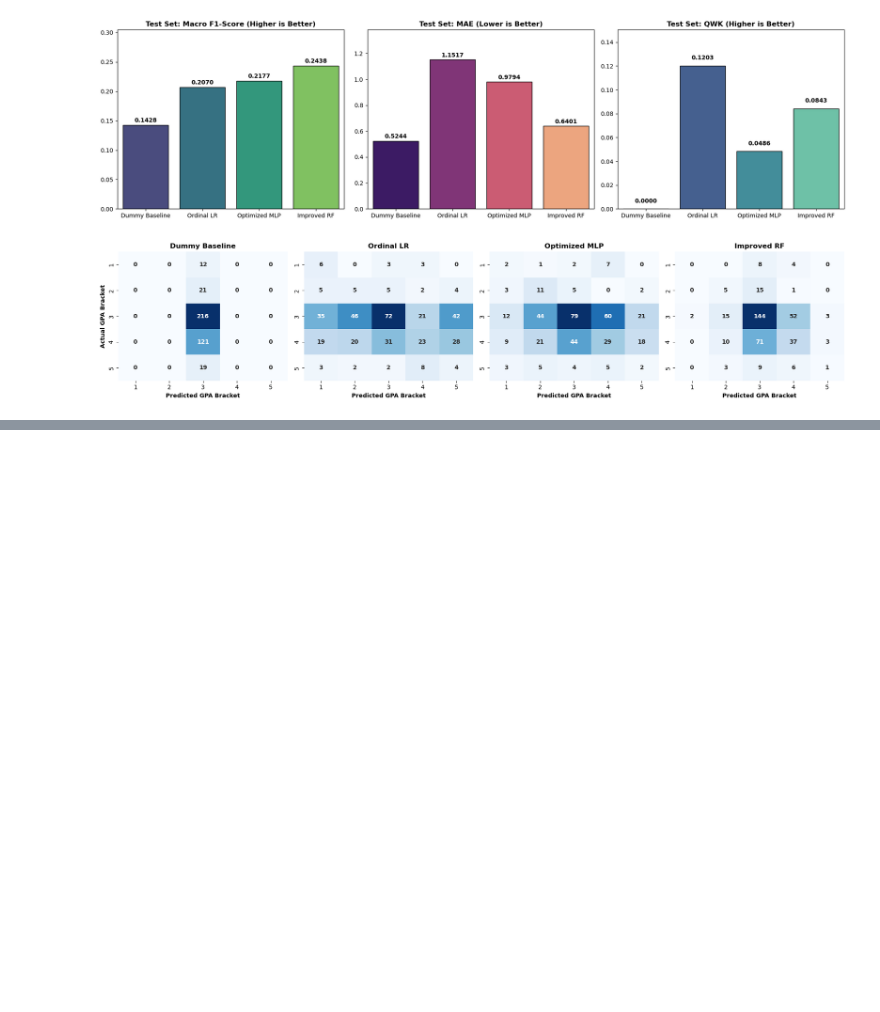
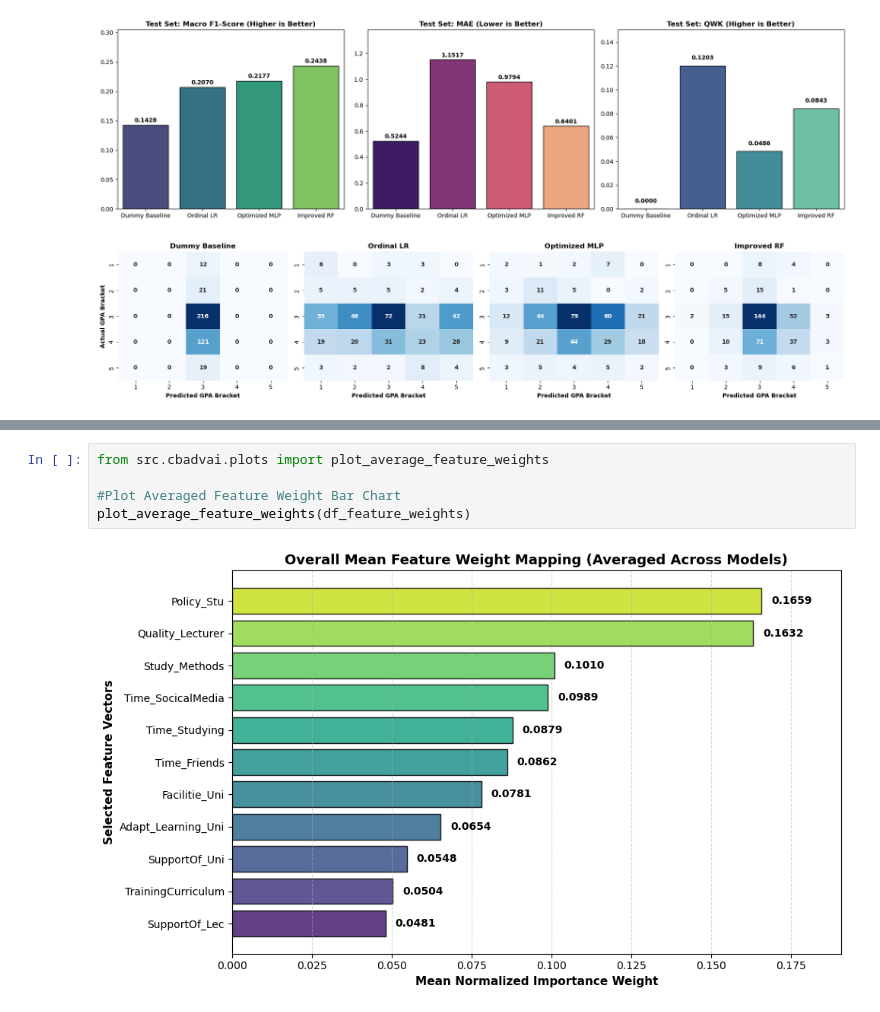
Before and after one commit to axlndy/cbsweg2-cbadvai-cbdatsi-project, a Jupyter notebook: notebooks/cbadvai_project_ml.ipynb, the cells around one changed output, grey strips where cells are left out. Drawn from its saved outputs; the diff is of its cells as text; blank space fills up the shorter version.

```diff
--- a/notebooks/cbadvai_project_ml.ipynb
+++ b/notebooks/cbadvai_project_ml.ipynb
@@ -795,0 +852,7 @@ It delivers the highest minority-class sensitivity (Macro F1 = 0.2438) while suc
+# %%
+from src.cbadvai.plots import plot_average_feature_weights
+
+#Plot Averaged Feature Weight Bar Chart
+plot_average_feature_weights(df_feature_weights)
+# %% [output]
+[figure, added]
```
Also changed, not shown: parts of 6 cells of this notebook.
